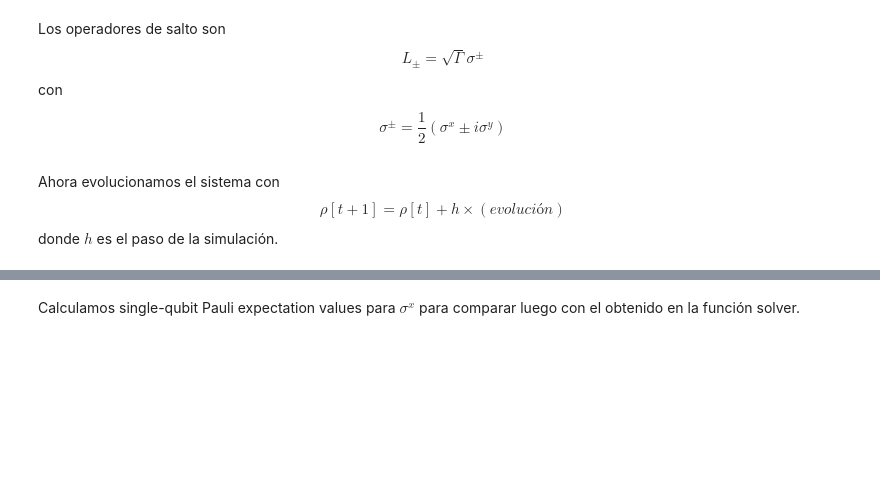
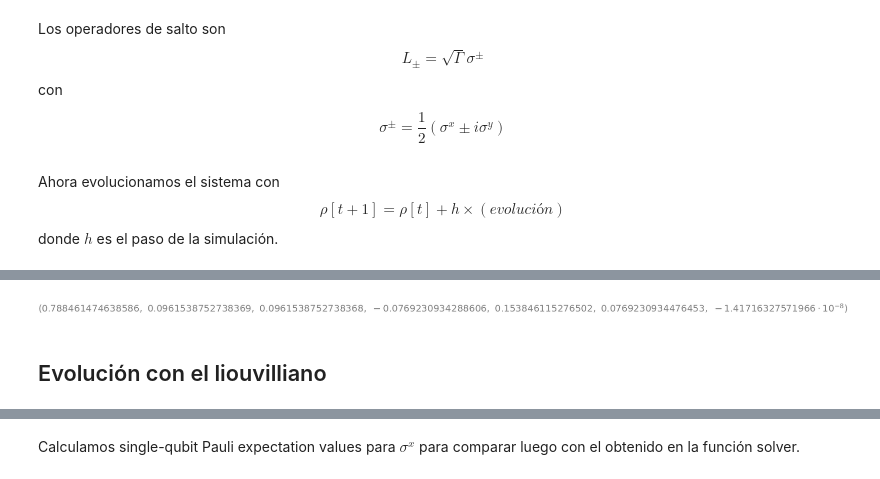
Before and after one commit to joyeuxnoelia/JAE-Intro, a Jupyter notebook: lindbladEq.ipynb, the cells around one changed output, grey strips where cells are left out. Cells and saved outputs as stored; diff of their text form; code cells hidden in the pictures; blank space fills up the shorter version.

```diff
--- a/lindbladEq.ipynb
+++ b/lindbladEq.ipynb
@@ -142,0 +163,4 @@ for k in range(1,n_steps):
+# %%
+p00_data[1, t_i], p11_data[1, t_i], p22_data[1, t_i], p30_data[1, t_i], p01_data[1, t_i], p12_data[1, t_i], p23_data[1, t_i]
+# %% [output]
+[figure, added]
@@ -142,0 +177,2 @@ for k in range(1,n_steps):
+# %% [markdown]
+## Evolución con el liouvilliano
```
Also changed, not shown: parts of 32 cells of this notebook.
